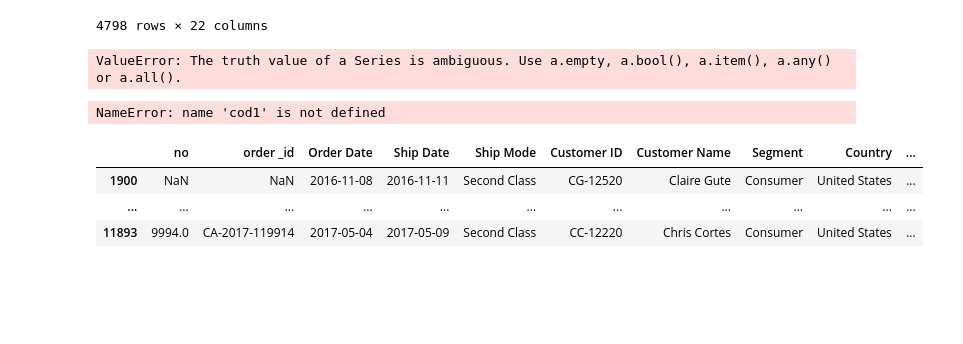
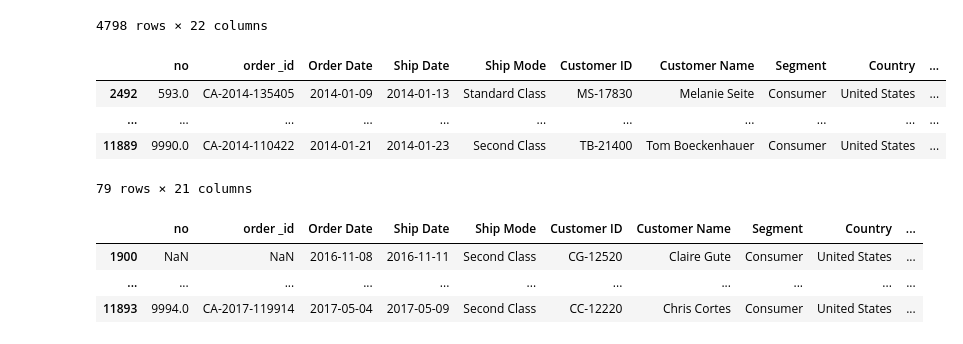
Before and after one commit to Sushmita-Chaudhari/Pandas_Numpy_task, a Jupyter notebook: pandas_task1.ipynb, the cells around one changed output. Cells and saved outputs as stored; diff of their text form; code cells hidden in the pictures; blank space fills up the shorter version.

```diff
--- a/pandas_task1.ipynb
+++ b/pandas_task1.ipynb
@@ -376,14 +408,16 @@ df[df['Discount']==0]
 4798 rows × 22 columns
 # %%
 ## 26. Create a data frame where order date and ship date both are in JAN-2014
-cod1=(df['Ship Date']>= '2014-01-01') and (df['Ship Date']<='2014-01-31')
-cod2=(df["Order Date"]>='2014-01-01') and (df["Order Date"]<='2014-01-31')
+cod1=(df['Ship Date']>= '2014-01-01') &(df['Ship Date']<='2014-01-31')
+cod2=(df["Order Date"]>='2014-01-01') &(df["Order Date"]<='2014-01-31')
-# %% [output]
-ValueError: The truth value of a Series is ambiguous. Use a.empty, a.bool(), a.item(), a.any() or a.all().
 # %%
-df(cod1|cod2)
+df[cod1|cod2]
 # %% [output]
+|  | no | order _id | Order Date | Ship Date | Ship Mode | Customer ID | Customer Name | Segment | Country | ... |
+| 2492 | 593.0 | CA-2014-135405 | 2014-01-09 | 2014-01-13 | Standard Class | MS-17830 | Melanie Seite | Consumer | United States | ... |
+| ... | ... | ... | ... | ... | ... | ... | ... | ... | ... | ... |
+| 11889 | 9990.0 | CA-2014-110422 | 2014-01-21 | 2014-01-23 | Second Class | TB-21400 | Tom Boeckenhauer | Consumer | United States | ... |
-NameError: name 'cod1' is not defined
+79 rows × 21 columns
 # %%
 ## 27 Find records having profit for consumer segment.
 df.columns
```
Also changed, not shown: parts of 9 cells of this notebook.
